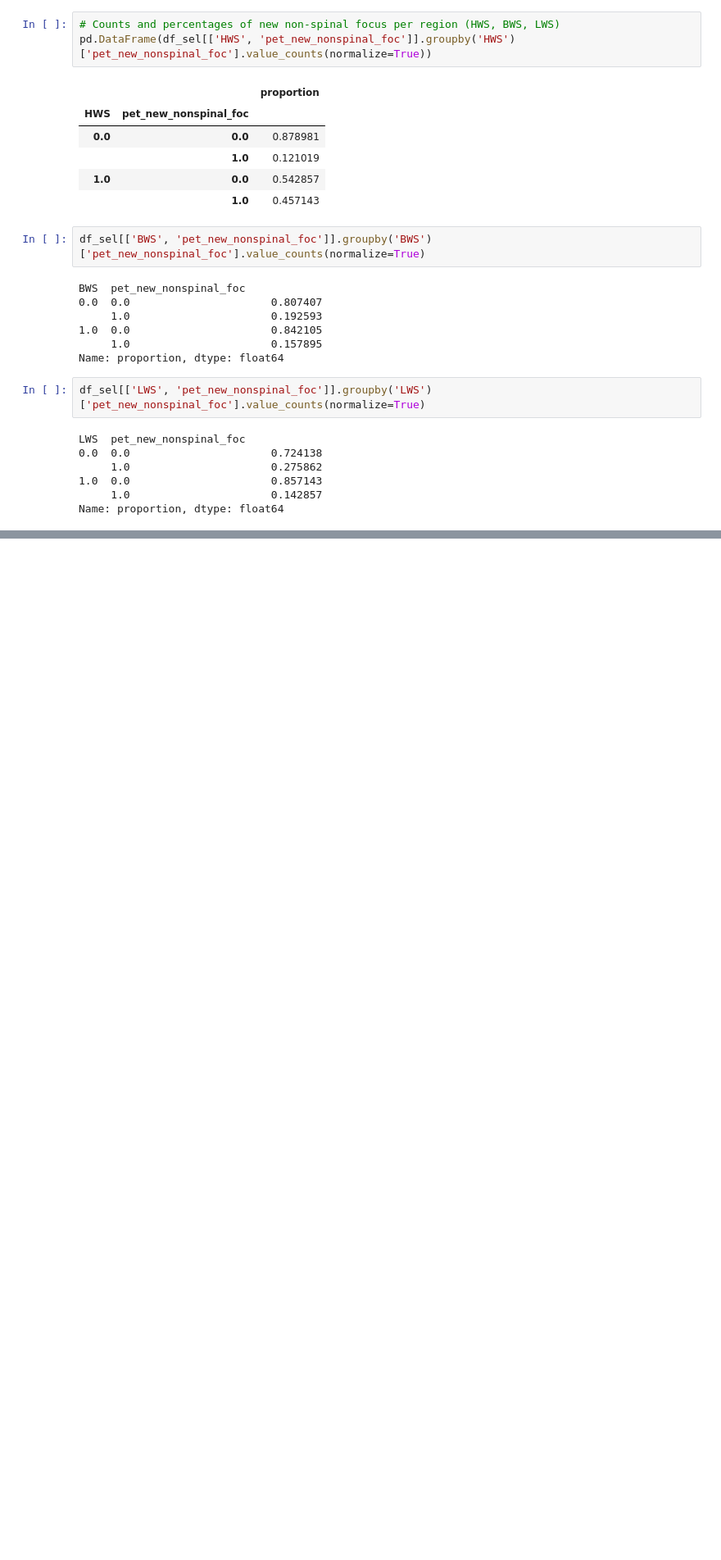
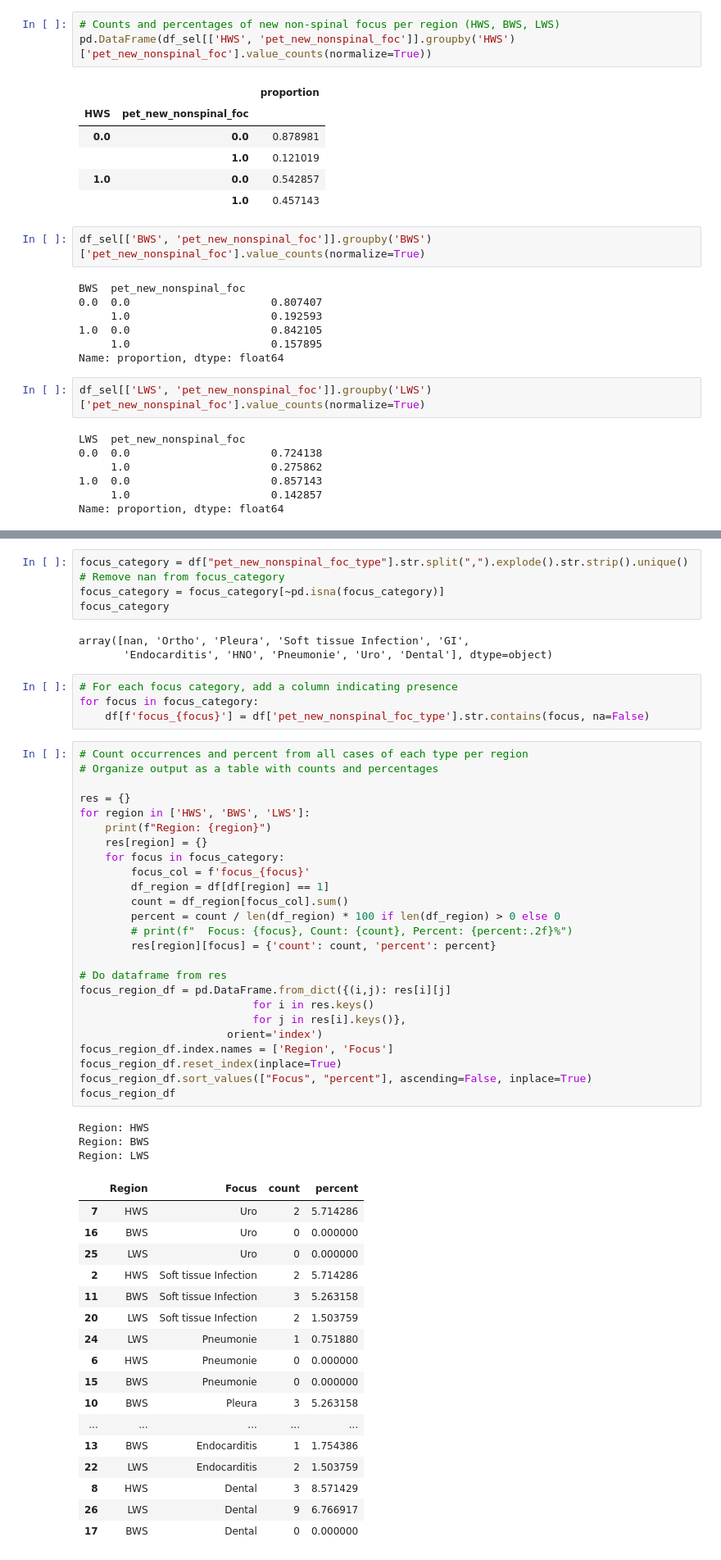
Before and after one commit to ursueugen/pet-discitis, a Jupyter notebook: 01_Explore.ipynb, the cells around one changed output, grey strips where cells are left out. Shown at 82% size. Saved outputs shown, nothing was run; the diff lists cells and outputs as text; blank space fills up the shorter version.

```diff
--- a/01_Explore.ipynb
+++ b/01_Explore.ipynb
@@ -525,0 +527,58 @@ Name: proportion, dtype: float64
+# %%
+focus_category = df["pet_new_nonspinal_foc_type"].str.split(",").explode().str.strip().unique()
+# Remove nan from focus_category
+focus_category = focus_category[~pd.isna(focus_category)]
+focus_category
+# %% [output]
+array([nan, 'Ortho', 'Pleura', 'Soft tissue Infection', 'GI',
+       'Endocarditis', 'HNO', 'Pneumonie', 'Uro', 'Dental'], dtype=object)
+# %%
+# For each focus category, add a column indicating presence
+for focus in focus_category:
+    df[f'focus_{focus}'] = df['pet_new_nonspinal_foc_type'].str.contains(focus, na=False)
+# %%
+# Count occurrences and percent from all cases of each type per region
+# Organize output as a table with counts and percentages
+
+res = {}
+for region in ['HWS', 'BWS', 'LWS']:
+    print(f"Region: {region}")
+    res[region] = {}
+    for focus in focus_category:
+        focus_col = f'focus_{focus}'
+        df_region = df[df[region] == 1]
+        count = df_region[focus_col].sum()
+        percent = count / len(df_region) * 100 if len(df_region) > 0 else 0
+        # print(f"  Focus: {focus}, Count: {count}, Percent: {percent:.2f}%")
+        res[region][focus] = {'count': count, 'percent': percent}
+
+# Do dataframe from res
+focus_region_df = pd.DataFrame.from_dict({(i,j): res[i][j]
+                           for i in res.keys()
+                           for j in res[i].keys()},
+                       orient='index')
+focus_region_df.index.names = ['Region', 'Focus']
+focus_region_df.reset_index(inplace=True)
+focus_region_df.sort_values(["Focus", "percent"], ascending=False, inplace=True)
+focus_region_df
+# %% [output]
+Region: HWS
+Region: BWS
+Region: LWS
+|  | Region | Focus | count | percent |
+| 7 | HWS | Uro | 2 | 5.714286 |
+| 16 | BWS | Uro | 0 | 0.000000 |
+| 25 | LWS | Uro | 0 | 0.000000 |
+| 2 | HWS | Soft tissue Infection | 2 | 5.714286 |
+| 11 | BWS | Soft tissue Infection | 3 | 5.263158 |
+| 20 | LWS | Soft tissue Infection | 2 | 1.503759 |
+| 24 | LWS | Pneumonie | 1 | 0.751880 |
+| 6 | HWS | Pneumonie | 0 | 0.000000 |
+| 15 | BWS | Pneumonie | 0 | 0.000000 |
+| 10 | BWS | Pleura | 3 | 5.263158 |
+| ... | ... | ... | ... | ... |
+| 13 | BWS | Endocarditis | 1 | 1.754386 |
+| 22 | LWS | Endocarditis | 2 | 1.503759 |
+| 8 | HWS | Dental | 3 | 8.571429 |
+| 26 | LWS | Dental | 9 | 6.766917 |
+| 17 | BWS | Dental | 0 | 0.000000 |
```
Also changed, not shown: parts of 8 cells of this notebook, 3 other files.
